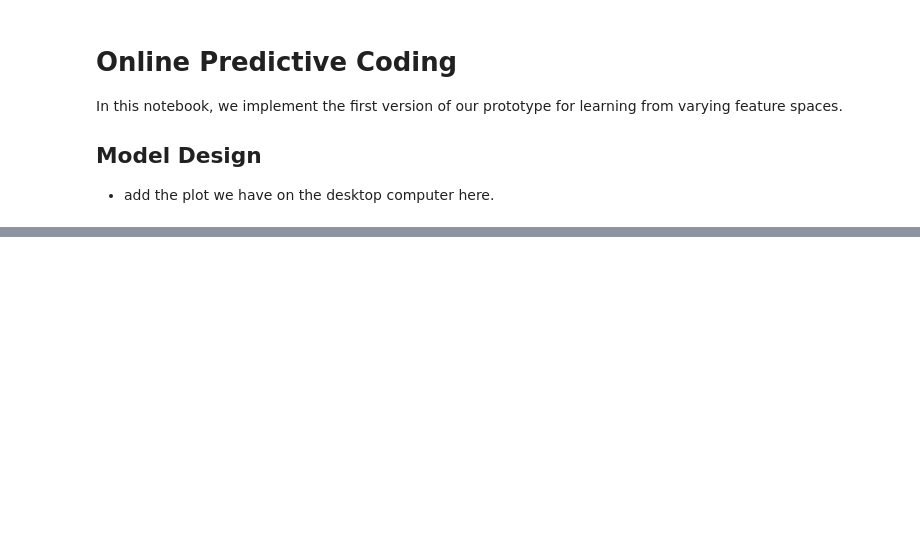
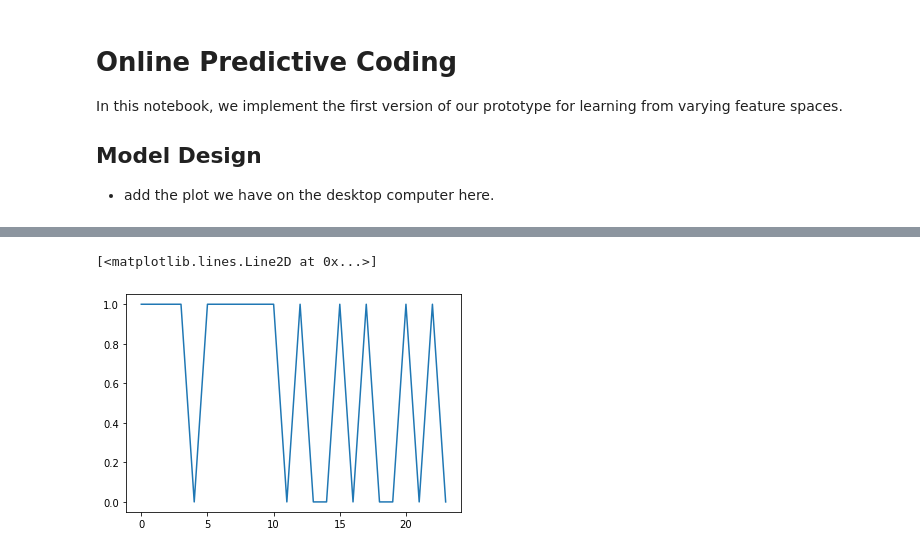
Before and after one commit to CopperWasp/PredictiveCoding, a Jupyter notebook: OnlinePredictiveCoding/online_predictive_coding.ipynb, the cells around one changed output, grey strips where cells are left out. Cells and saved outputs as stored; diff of their text form; code cells hidden in the pictures; blank space fills up the shorter version.

```diff
--- a/OnlinePredictiveCoding/online_predictive_coding.ipynb
+++ b/OnlinePredictiveCoding/online_predictive_coding.ipynb
@@ -150,0 +194,5 @@ opc = OnlinePredictiveCoding(3, 20)
+# %%
+plt.plot(result[3])
+# %% [output]
+[<matplotlib.lines.Line2D at 0x...>]
+[figure, added]
```
Also changed, not shown: parts of 11 cells of this notebook, 5 other files.
